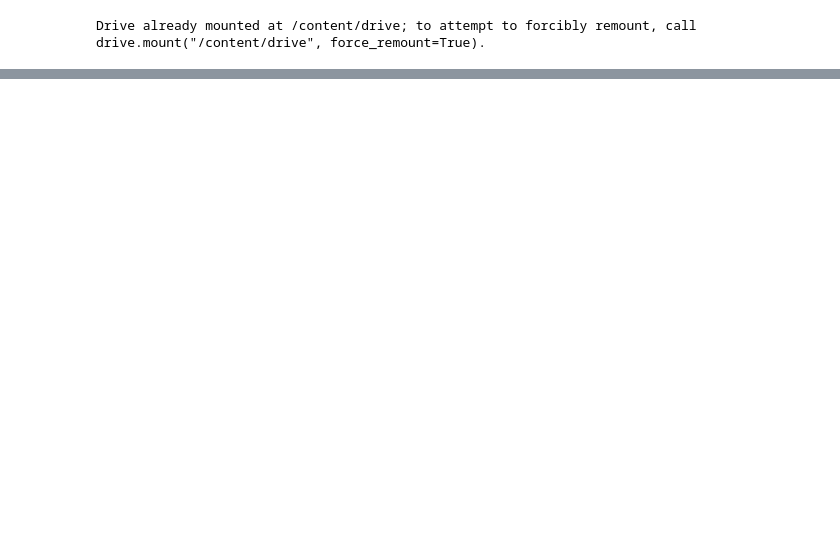
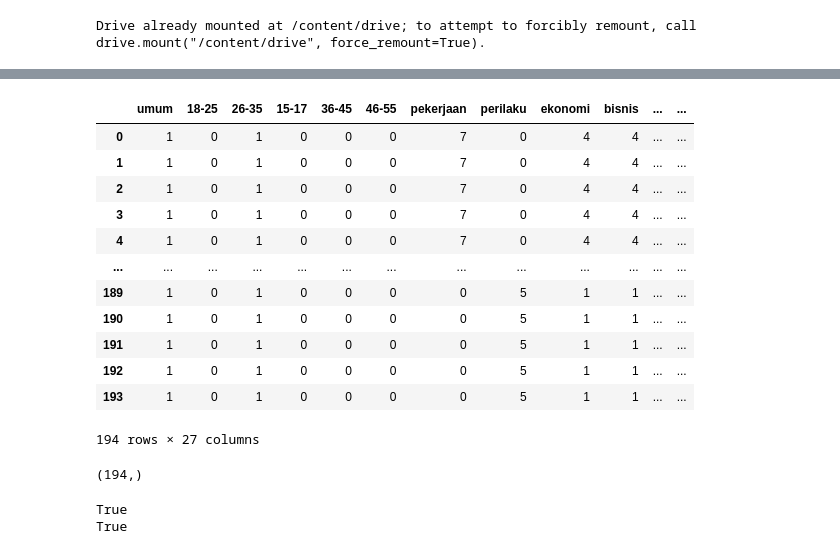
Before and after one commit to Bangkit-Capstone-C23-PC667/ML-Capstone-Project, a Jupyter notebook: Sistem_Rekomendasi_Content_Based.ipynb, the cells around one changed output, grey strips where cells are left out. Saved outputs shown, nothing was run; the diff lists cells and outputs as text; code cells hidden in the pictures; blank space fills up the shorter version.

```diff
--- a/Sistem_Rekomendasi_Content_Based.ipynb
+++ b/Sistem_Rekomendasi_Content_Based.ipynb
@@ -95,0 +272,10 @@ df_usia_count
+# %%
+df_usia_user = pd.DataFrame(columns=df_usia_count['rentang usia'].values)
+usia = np.array(usia)
+# usia
+for idx3, x3 in enumerate(df_usia_count['rentang usia']):
+  df_usia_user[x3] = usia[:,idx3]
+# %%
+df_temp_user = df_usia_user.merge(df_user, left_index=True, right_index= True).drop(columns=['user_id','usia'])
+user_train = df_temp_user.drop(columns=['rata-rata rating'])
+# user_train
@@ -95,0 +298,13 @@ df_usia_count
+# %%
+pekerjaan = preprocessing.LabelEncoder()
+encode_pekerjaan = pekerjaan.fit_transform(df_user['pekerjaan'])
+# pekerjaan.inverse_transform([1])
+df_user['pekerjaan'] = encode_pekerjaan
+# %%
+user_train['pekerjaan'] = df_user['pekerjaan']
+# user_train
+
+y_train = df_temp_user['rata-rata rating']
+y_train
+# df_user = df_user.drop(columns=['user_id', 'pekerjaan'])
+# df_user.head()
@@ -95,0 +324,44 @@ df_usia_count
+# %%
+user_train
+# %% [output]
+|  | umum | 18-25 | 26-35 | 15-17 | 36-45 | 46-55 | pekerjaan | perilaku | ekonomi | bisnis | ... | ... |
+| 0 | 1 | 0 | 1 | 0 | 0 | 0 | 7 | 0 | 4 | 4 | ... | ... |
+| 1 | 1 | 0 | 1 | 0 | 0 | 0 | 7 | 0 | 4 | 4 | ... | ... |
+| 2 | 1 | 0 | 1 | 0 | 0 | 0 | 7 | 0 | 4 | 4 | ... | ... |
+| 3 | 1 | 0 | 1 | 0 | 0 | 0 | 7 | 0 | 4 | 4 | ... | ... |
+| 4 | 1 | 0 | 1 | 0 | 0 | 0 | 7 | 0 | 4 | 4 | ... | ... |
+| ... | ... | ... | ... | ... | ... | ... | ... | ... | ... | ... | ... | ... |
+| 189 | 1 | 0 | 1 | 0 | 0 | 0 | 0 | 5 | 1 | 1 | ... | ... |
+| 190 | 1 | 0 | 1 | 0 | 0 | 0 | 0 | 5 | 1 | 1 | ... | ... |
+| 191 | 1 | 0 | 1 | 0 | 0 | 0 | 0 | 5 | 1 | 1 | ... | ... |
+| 192 | 1 | 0 | 1 | 0 | 0 | 0 | 0 | 5 | 1 | 1 | ... | ... |
+| 193 | 1 | 0 | 1 | 0 | 0 | 0 | 0 | 5 | 1 | 1 | ... | ... |
+194 rows × 27 columns
+# %%
+y_train.shape
+# %% [output]
+(194,)
+# %%
+# scale training data
+item_train_unscaled = item_train
+user_train_unscaled = user_train
+y_train_unscaled    = y_train
+
+scalerItem = StandardScaler()
+scalerItem.fit(item_train)
+item_train = scalerItem.transform(item_train)
+
+scalerUser = StandardScaler()
+scalerUser.fit(user_train)
+user_train = scalerUser.transform(user_train)
+
+scalerTarget = MinMaxScaler((-1, 1))
+scalerTarget.fit(y_train.values.reshape(-1, 1))
+y_train = scalerTarget.transform(y_train.values.reshape(-1, 1))
+#ynorm_test = scalerTarget.transform(y_test.reshape(-1, 1))
+
+print(np.allclose(item_train_unscaled, scalerItem.inverse_transform(item_train)))
+print(np.allclose(user_train_unscaled, scalerUser.inverse_transform(user_train)))
+# %% [output]
+True
+True
```
Also changed, not shown: parts of 37 cells of this notebook.
